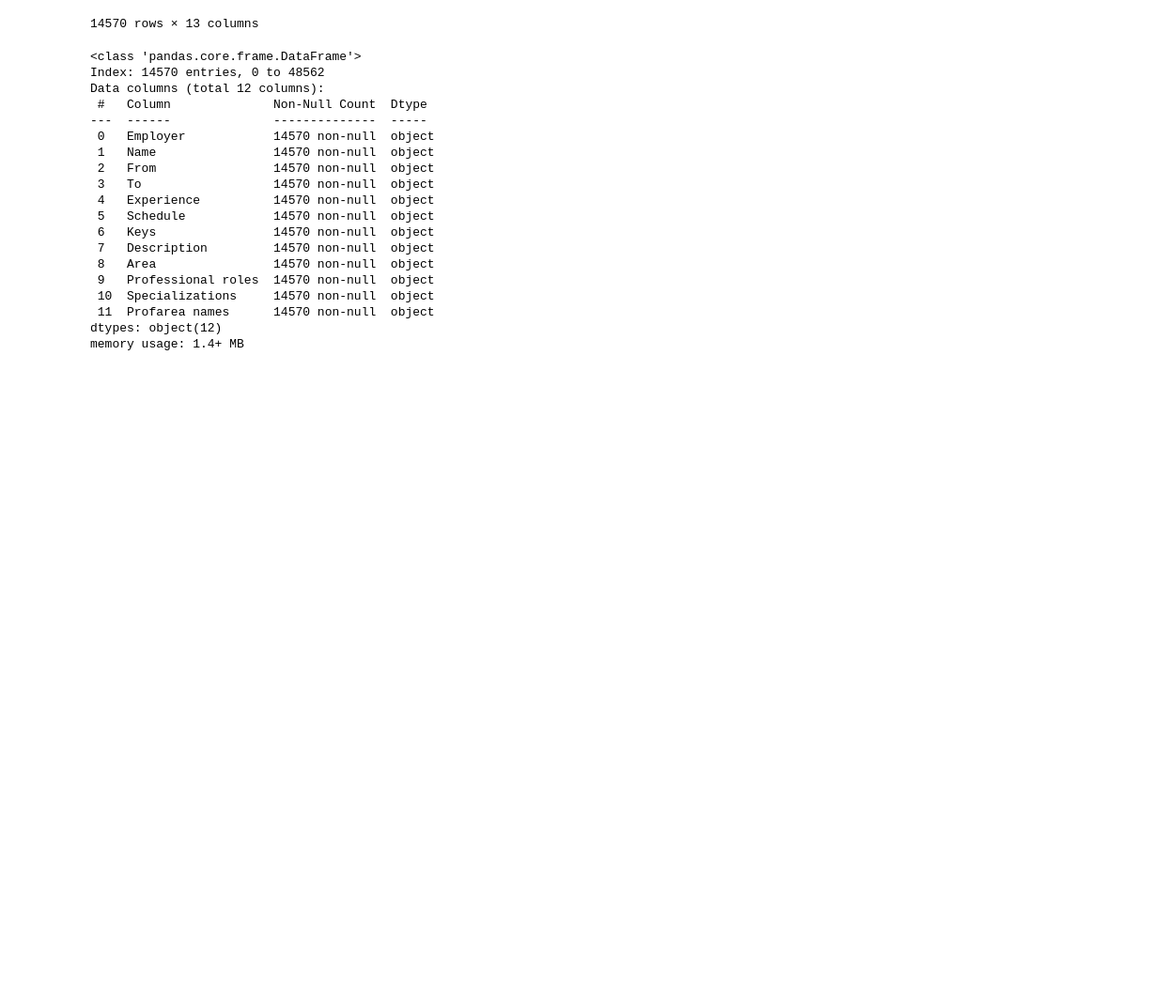
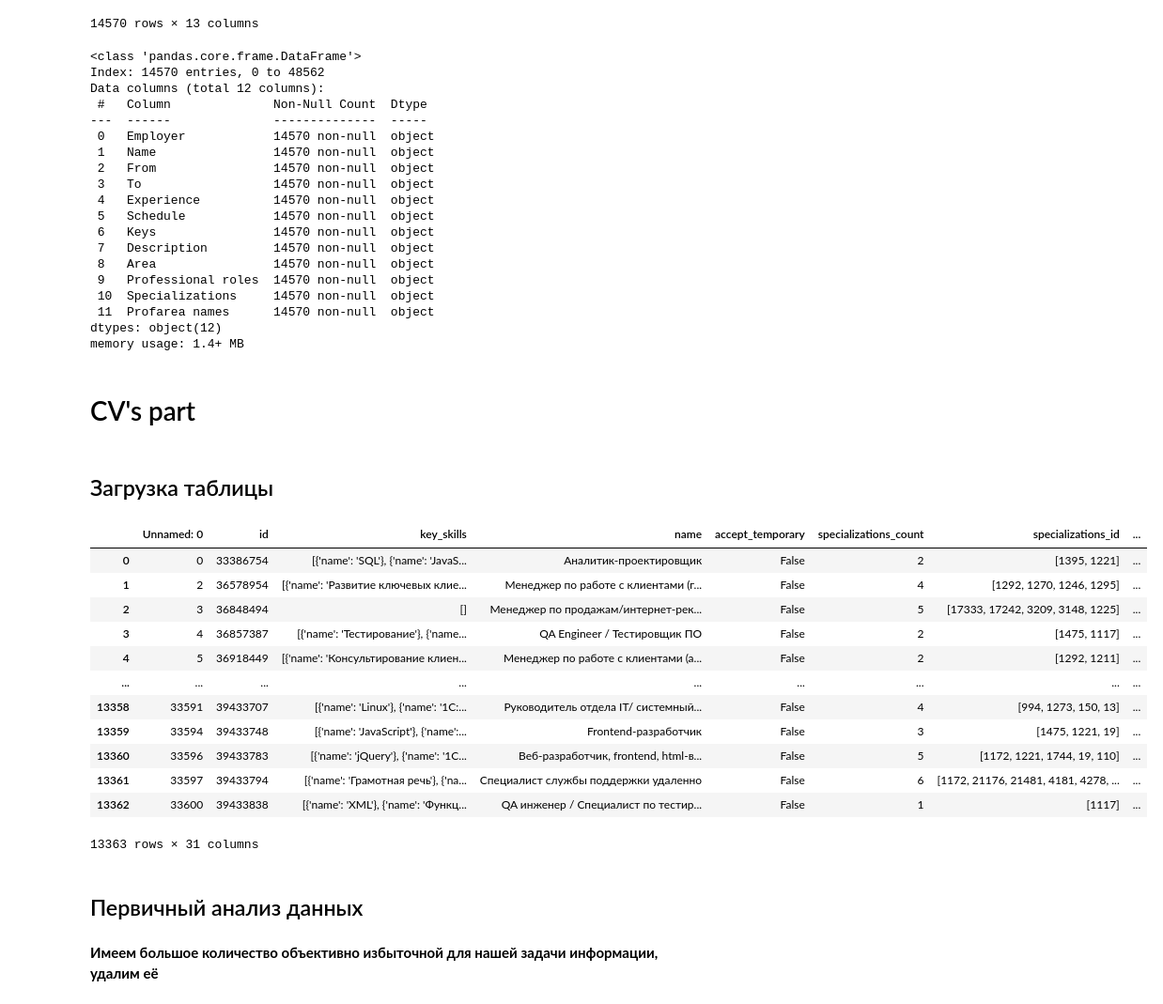
Before and after one commit to talynkova/DL_Team_6_NLP, a Jupyter notebook: Data_preparing/data_valid_1.ipynb, the cells around one changed output. Shown at 94% size. Cells and saved outputs as stored; diff of their text form; code cells hidden in the pictures; blank space fills up the shorter version.

```diff
--- a/Data_preparing/data_valid_1.ipynb
+++ b/Data_preparing/data_valid_1.ipynb
@@ -270,3 +272,29 @@ Data columns (total 12 columns):
  11  Profarea names      14570 non-null  object
 dtypes: object(12)
 memory usage: 1.4+ MB
+# %% [markdown]
+# CV's part
+# %% [markdown]
+## Загрузка таблицы
+# %%
+data_cv = pd.read_csv('datasets/final_test.csv', header=0)
+# %%
+data_cv
+# %% [output]
+|  | Unnamed: 0 | id | key_skills | name | accept_temporary | specializations_count | specializations_id | ... |
+| 0 | 0 | 33386754 | [{'name': 'SQL'}, {'name': 'JavaS... | Аналитик-проектировщик | False | 2 | [1395, 1221] | ... |
+| 1 | 2 | 36578954 | [{'name': 'Развитие ключевых клие... | Менеджер по работе с клиентами (г... | False | 4 | [1292, 1270, 1246, 1295] | ... |
+| 2 | 3 | 36848494 | [] | Менеджер по продажам/интернет-рек... | False | 5 | [17333, 17242, 3209, 3148, 1225] | ... |
+| 3 | 4 | 36857387 | [{'name': 'Тестирование'}, {'name... | QA Engineer / Тестировщик ПО | False | 2 | [1475, 1117] | ... |
+| 4 | 5 | 36918449 | [{'name': 'Консультирование клиен... | Менеджер по работе с клиентами (а... | False | 2 | [1292, 1211] | ... |
+| ... | ... | ... | ... | ... | ... | ... | ... | ... |
+| 13358 | 33591 | 39433707 | [{'name': 'Linux'}, {'name': '1С:... | Руководитель отдела IT/ системный... | False | 4 | [994, 1273, 150, 13] | ... |
+| 13359 | 33594 | 39433748 | [{'name': 'JavaScript'}, {'name':... | Frontend-разработчик | False | 3 | [1475, 1221, 19] | ... |
+| 13360 | 33596 | 39433783 | [{'name': 'jQuery'}, {'name': '1С... | Веб-разработчик, frontend, html-в... | False | 5 | [1172, 1221, 1744, 19, 110] | ... |
+| 13361 | 33597 | 39433794 | [{'name': 'Грамотная речь'}, {'na... | Специалист службы поддержки удаленно | False | 6 | [1172, 21176, 21481, 4181, 4278, ... | ... |
+| 13362 | 33600 | 39433838 | [{'name': 'XML'}, {'name': 'Функц... | QA инженер / Специалист по тестир... | False | 1 | [1117] | ... |
+13363 rows × 31 columns
+# %% [markdown]
+## Первичный анализ данных
+# %% [markdown]
+**Имеем большое количество объективно избыточной для нашей задачи информации, удалим её**
```
Also changed, not shown: parts of 16 cells of this notebook.
